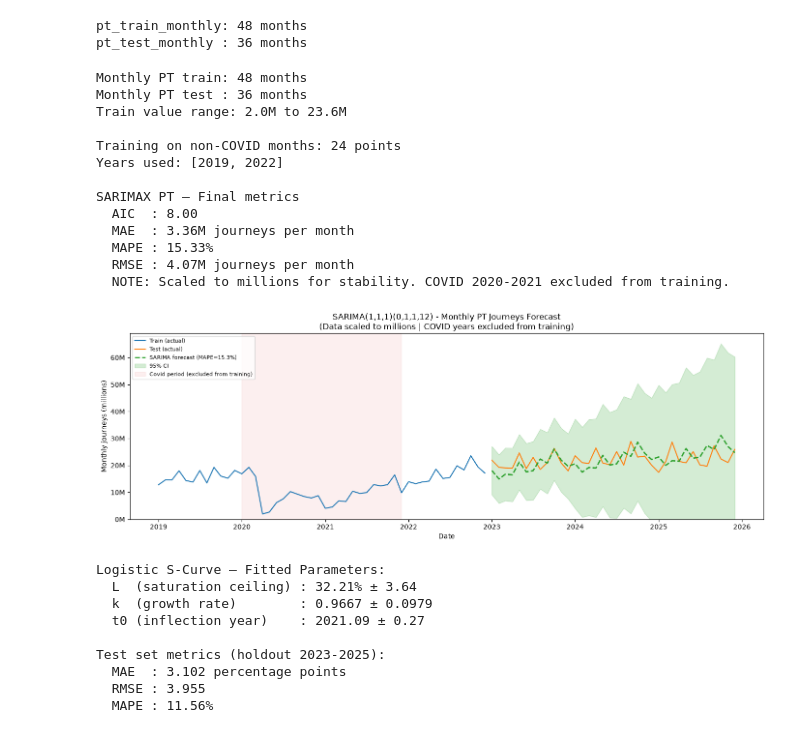
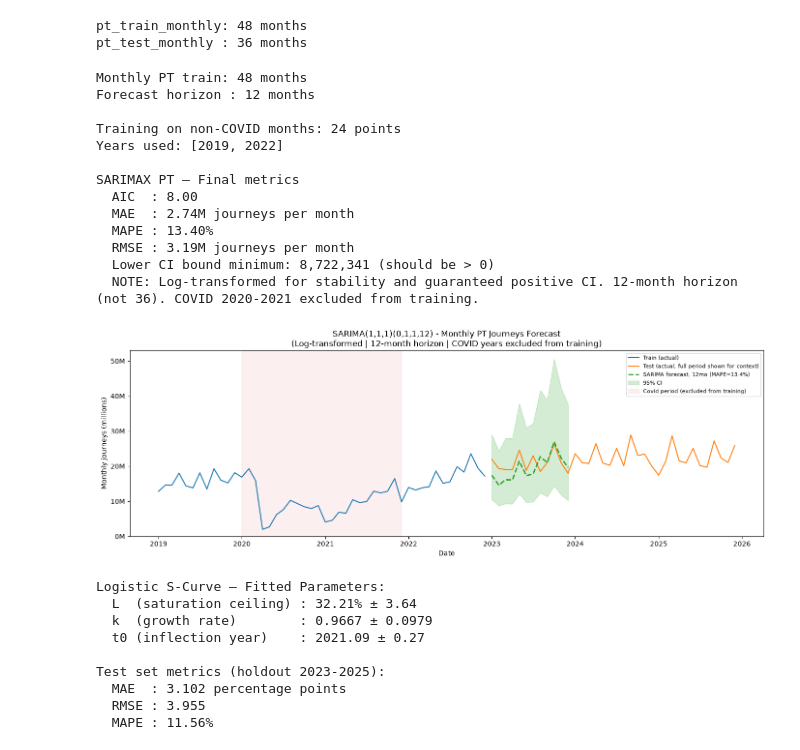
Before and after one commit to srb1024/IE_TRANSPORTs_DECARBONISATION_TRACKER, a Jupyter notebook: notebooks/03_predictive_analytics.ipynb, the cells around one changed output. Cells and saved outputs as stored; diff of their text form; code cells hidden in the pictures.

```diff
--- a/notebooks/03_predictive_analytics.ipynb
+++ b/notebooks/03_predictive_analytics.ipynb
@@ -449,41 +450,38 @@ print(f"pt_test_monthly : {len(pt_test_monthly)} months")
 pt_train_monthly: 48 months
 pt_test_monthly : 36 months
 # %%
-# TILE 10 FINAL — Scale PT data before SARIMA fitting
+# TILE 10 FINAL — Log-transform PT data, shortened forecast horizon
+# Horizon shortened from 36 months to 12. With only ~2 clean non-COVID
+# training years, a 36-month-ahead forecast was overreaching relative to
+# the evidence available - proportionate horizon matters as much as
+# confidence level does. Log-transform (replacing the previous /1e6 scaling)
+# guarantees the confidence interval stays above zero once exponentiated back.
 
-# Scale to millions to fix numerical instability
-SCALE = 1e6
+HORIZON_MONTHS = 12
 
-pt_train_monthly_scaled = pt_train_monthly / SCALE
-pt_test_monthly_scaled  = pt_test_monthly  / SCALE
+pt_train_log = np.log(pt_train_monthly["total_pt_journeys"])
 
-print(f"Monthly PT train: {len(pt_train_monthly_scaled)} months")
-print(f"Monthly PT test : {len(pt_test_monthly_scaled)} months")
-print(f"Train value range: {pt_train_monthly_scaled['total_pt_journeys'].min():.1f}M "
-      f"to {pt_train_monthly_scaled['total_pt_journeys'].max():.1f}M")
+print(f"Monthly PT train: {len(pt_train_log)} months")
+print(f"Forecast horizon : {HORIZON_MONTHS} months")
 
-# Fit SARIMA without exogenous — simplified and stable
-# Drop COVID years from training to avoid structural break distortion
-pt_train_clean = pt_train_monthly_scaled[
-    ~pt_train_monthly_scaled.index.year.isin([2020, 2021])
-]
+pt_train_clean = pt_train_log[~pt_train_log.index.year.isin([2020, 2021])]
 
 print(f"\nTraining on non-COVID months: {len(pt_train_clean)} points")
 print(f"Years used: {sorted(pt_train_clean.index.year.unique().tolist())}")
 
-sarima_pt = SARIMAX(pt_train_clean["total_pt_journeys"],
+sarima_pt = SARIMAX(pt_train_clean,
                     order=(1, 1, 1),
                     seasonal_order=(0, 1, 1, 12),
                     enforce_stationarity=False,
                     enforce_invertibility=False)
 sarima_pt_fit = sarima_pt.fit(disp=False)
 
-# Forecast test period
-pt_pred = sarima_pt_fit.get_forecast(steps=len(pt_test_monthly_scaled))
-pt_mean = pt_pred.predicted_mean.values * SCALE
-pt_ci   = pt_pred.conf_int() * SCALE
+pt_pred_log = sarima_pt_fit.get_forecast(steps=HORIZON_MONTHS)
+pt_mean = np.exp(pt_pred_log.predicted_mean.values)
+pt_ci = np.exp(pt_pred_log.conf_int())
 
-actual_test = pt_test_monthly["total_pt_journeys"].values
+pt_test_horizon = pt_test_monthly.iloc[:HORIZON_MONTHS]
+actual_test = pt_test_horizon["total_pt_journeys"].values
 
 mae_pt  = mean_absolute_error(actual_test, pt_mean)
 mape_pt = mape(actual_test, pt_mean)
@@ -494,57 +492,59 @@ print(f"  AIC  : {sarima_pt_fit.aic:.2f}")
 print(f"  MAE  : {mae_pt/1e6:.2f}M journeys per month")
 print(f"  MAPE : {mape_pt:.2f}%")
 print(f"  RMSE : {rmse_pt/1e6:.2f}M journeys per month")
-print(f"  NOTE: Scaled to millions for stability. COVID 2020-2021 excluded from training.")
+print(f"  Lower CI bound minimum: {pt_ci.iloc[:, 0].min():,.0f} (should be > 0)")
+print(f"  NOTE: Log-transformed for stability and guaranteed positive CI. "
+      f"12-month horizon (not 36). COVID 2020-2021 excluded from training.")
 # %% [output]
 Monthly PT train: 48 months
-Monthly PT test : 36 months
-Train value range: 2.0M to 23.6M
+Forecast horizon : 12 months
 
 Training on non-COVID months: 24 points
 Years used: [2019, 2022]
 
 SARIMAX PT — Final metrics
   AIC  : 8.00
-  MAE  : 3.36M journeys per month
-  MAPE : 15.33%
-  RMSE : 4.07M journeys per month
-  NOTE: Scaled to millions for stability. COVID 2020-2021 excluded from training.
+  MAE  : 2.74M journeys per month
+  MAPE : 13.40%
+  RMSE : 3.19M journeys per month
+  Lower CI bound minimum: 8,722,341 (should be > 0)
+  NOTE: Log-transformed for stability and guaranteed positive CI. 12-month horizon (not 36). COVID 2020-2021 excluded from training.
 # %%
 # TILE 11 FINAL — PT forecast chart
 
 fig, ax = plt.subplots(figsize=(14, 5))
 
 ax.plot(pt_train_monthly.index,
         pt_train_monthly["total_pt_journeys"] / 1e6,
         label="Train (actual)", color="#1f77b4", linewidth=1.5)
 ax.plot(pt_test_monthly.index,
         pt_test_monthly["total_pt_journeys"] / 1e6,
-        label="Test (actual)", color="#ff7f0e", linewidth=1.5)
-ax.plot(pt_test_monthly.index,
+        label="Test (actual, full period shown for context)", color="#ff7f0e", linewidth=1.5)
+ax.plot(pt_test_horizon.index,
         pt_mean / 1e6,
-        label=f"SARIMA forecast (MAPE={mape_pt:.1f}%)",
+        label=f"SARIMA forecast, 12mo (MAPE={mape_pt:.1f}%)",
         color="#2ca02c", linestyle="--", linewidth=2)
-ax.fill_between(pt_test_monthly.index,
+ax.fill_between(pt_test_horizon.index,
                 pt_ci.iloc[:, 0] / 1e6,
                 pt_ci.iloc[:, 1] / 1e6,
                 alpha=0.2, color="#2ca02c", label="95% CI")
 
 # Shade COVID period
 ax.axvspan(pd.Timestamp("2020-01-01"), pd.Timestamp("2021-12-01"),
            alpha=0.07, color="#d62728", label="Covid period (excluded from training)")
 
 ax.yaxis.set_major_formatter(
     mticker.FuncFormatter(lambda x, _: f"{x:.0f}M"))
 ax.set(title="SARIMA(1,1,1)(0,1,1,12) - Monthly PT Journeys Forecast\n"
-             "(Data scaled to millions | COVID years excluded from training)",
+             "(Log-transformed | 12-month horizon | COVID years excluded from training)",
        xlabel="Date", ylabel="Monthly journeys (millions)")
 ax.legend(fontsize=8)
 ax.set_ylim(bottom=0)
 plt.tight_layout()
 plt.savefig(FIG_DIR / "23_sarima_pt_forecast.png", dpi=150)
 plt.show()
 # %% [output]
-[figure, old version]
+[figure, new version]
 # %%
 #tile 12
 def logistic_scurve(t, L, k, t0):
```
Also changed, not shown: parts of 8 cells of this notebook, 25 other files.
